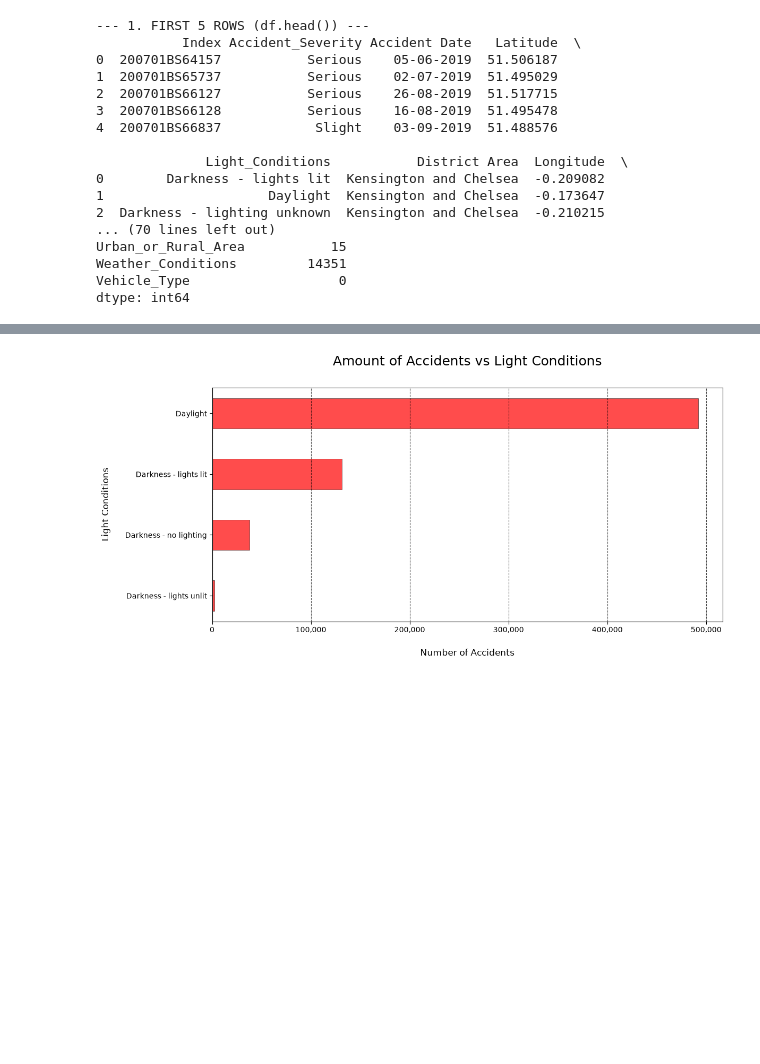
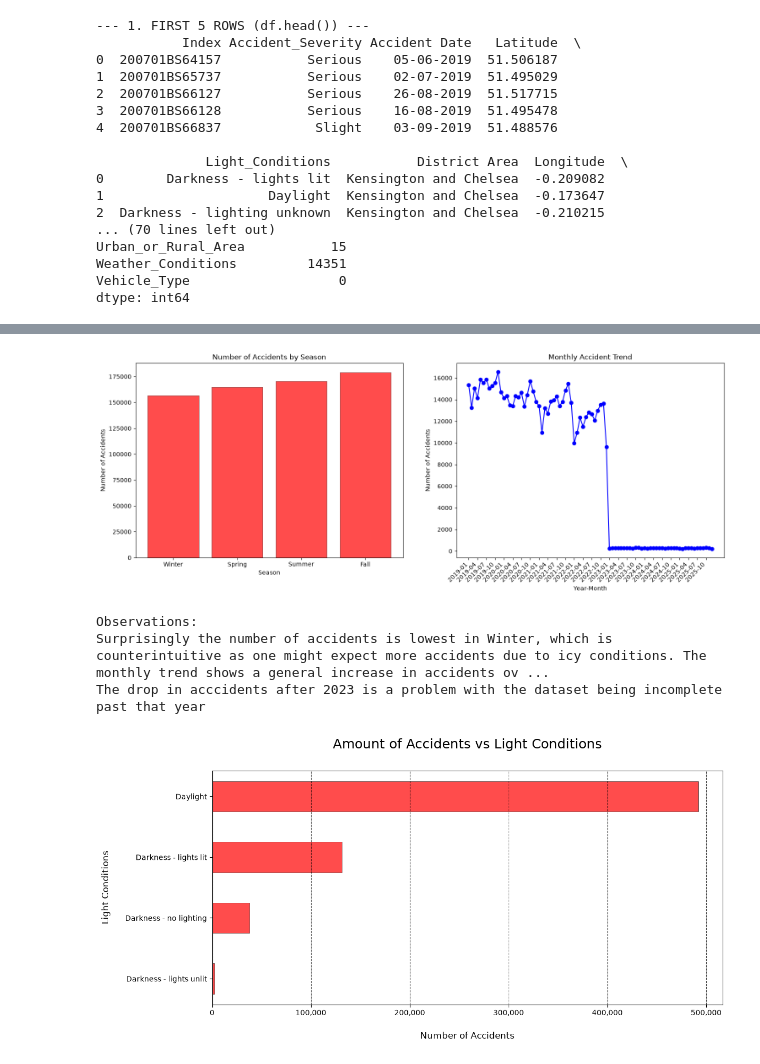
Before and after one commit to 2494-Gen-AI-CN/BadrAl-Dhaibani, a Jupyter notebook: week-02/hackathon/notebook.ipynb, the cells around one changed output, grey strips where cells are left out. Drawn from its saved outputs; the diff is of its cells as text; code cells hidden in the pictures; blank space fills up the shorter version.

Commit message:
complete accidents by season and by month plots

```diff
--- a/week-02/hackathon/notebook.ipynb
+++ b/week-02/hackathon/notebook.ipynb
@@ -73,20 +73,47 @@ For example, when doing 'df[col].method(value, inplace=True)', try using 'df.met
 See the documentation for a more detailed explanation: https://pandas.pydata.org/docs/dev/user_guide/migration.html#copy-on-write-cow
   df['Urban_or_Rural_Area'].fillna('Unknown', inplace=True)
 # %%
-# Number of Accidents and Accident Severity by Season
-# Filter dataframe by seasons
-winter_data = df[df['Accident_Date'].dt.month.isin([12, 1, 2])]
-spring_data = df[df['Accident_Date'].dt.month.isin([3, 4, 5])]
-summer_data = df[df['Accident_Date'].dt.month.isin([6, 7, 8])]
-fall_data = df[df['Accident_Date'].dt.month.isin([9, 10, 11])]
+# Number of Accidents by Season and by Month
+# Map each month to its season
+season_map = {12: 'Winter', 1: 'Winter', 2: 'Winter',
+              3: 'Spring', 4: 'Spring', 5: 'Spring',
+              6: 'Summer', 7: 'Summer', 8: 'Summer',
+              9: 'Fall', 10: 'Fall', 11: 'Fall'}
+season_order = ['Winter', 'Spring', 'Summer', 'Fall']
+df['Season'] = df['Month'].map(season_map)
+
+season_counts = df['Season'].value_counts().reindex(season_order)  # aggregated across all years
+monthly_counts = df.groupby('YearMonth').size()
+
+fig, (ax1, ax2) = plt.subplots(1, 2, figsize=(18, 6))
+
+ax1.set_title('Number of Accidents by Season')
+ax1.bar(season_counts.index, season_counts.values,
+        color='red',
+        edgecolor='black',
+        linewidth=0.5,
+        alpha=0.7
+        )
+ax1.set_xlabel('Season')
+ax1.set_ylabel('Number of Accidents')
+
+ax2.set_title('Monthly Accident Trend')
+ax2.plot(monthly_counts.index, monthly_counts.values, marker='o', color='b')
+ax2.set_xlabel('Year-Month')
+ax2.set_ylabel('Number of Accidents')
+ax2.set_xticks(range(0, len(monthly_counts), 3))  # every 3rd month so labels don't overlap
+ax2.set_xticklabels(monthly_counts.index[::3], rotation=45, ha='right')
 
 
-
-plt.figure(figsize=(16, 12))
-monthly_counts = df.groupby('YearMonth').size() # TODO: change this to group by season and count the number of accidents per season
-monthly_counts.plot(kind='line', marker='o', color='b')
-plt.title('Seasonal Accident Trend')
-plt.xticks(rotation=45)
+plt.show()
+print("Observations:")
+print("Surprisingly the number of accidents is lowest in Winter, which is counterintuitive as one might expect more accidents due to icy conditions.")
+print("The drop in acccidents after 2023 is a problem with the dataset being incomplete past that year")
+# %% [output]
+[figure, added]
+Observations:
+Surprisingly the number of accidents is lowest in Winter, which is counterintuitive as one might expect more accidents due to icy conditions. The monthly trend shows a general increase in accidents ov ...
+The drop in acccidents after 2023 is a problem with the dataset being incomplete past that year
 # %%
 light_conditions_count = df['Light_Conditions'].value_counts(ascending=True)
 light_conditions_count = light_conditions_count.drop('Darkness - lighting unknown')
```
Also changed, not shown: parts of 1 cell of this notebook.
